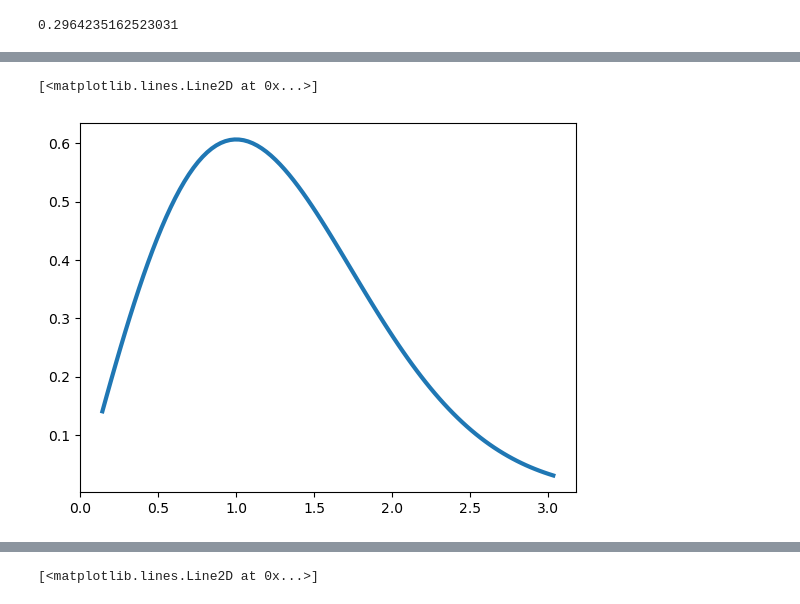
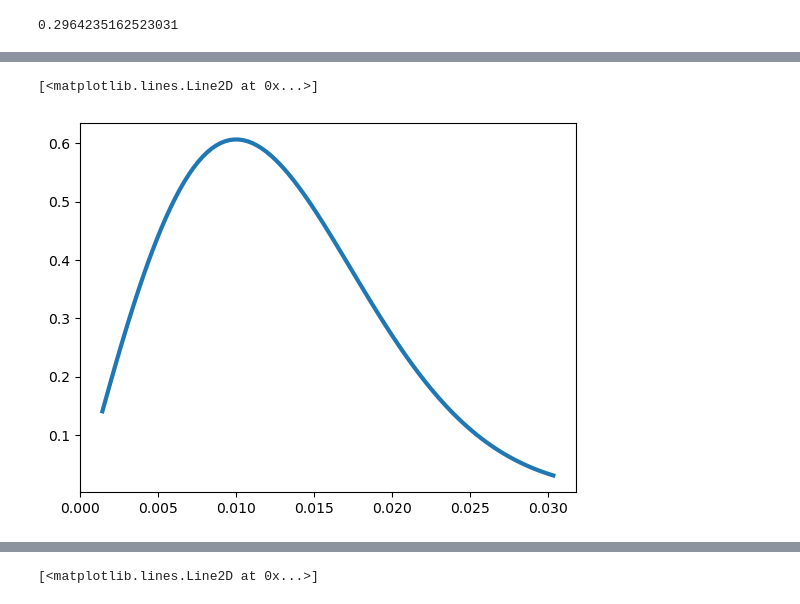
Before and after one commit to AurelianoLZA/Phys_434, a Jupyter notebook: Lab 2.ipynb, the cells around one changed output, grey strips where cells are left out. Saved outputs shown, nothing was run; the diff lists cells and outputs as text; code cells hidden in the pictures.

```diff
--- a/Lab 2.ipynb
+++ b/Lab 2.ipynb
@@ -86,9 +96,9 @@ x = np.linspace(stats.rayleigh.ppf(0.01),stats.rayleigh.ppf(0.99), 100)
 pdf = stats.rayleigh.pdf(x)
 # %%
 fig5,ax5 = plt.subplots()
-ax5.plot(x,pdf,lw = "3")
+ax5.plot(x/len(x),pdf,lw = "3")
 # %% [output]
 [<matplotlib.lines.Line2D at 0x...>]
-[figure, old version]
+[figure, new version]
 # %%
 new_pdf = convolv(pdf,pdf,3)
```
Also changed, not shown: parts of 18 cells of this notebook.
